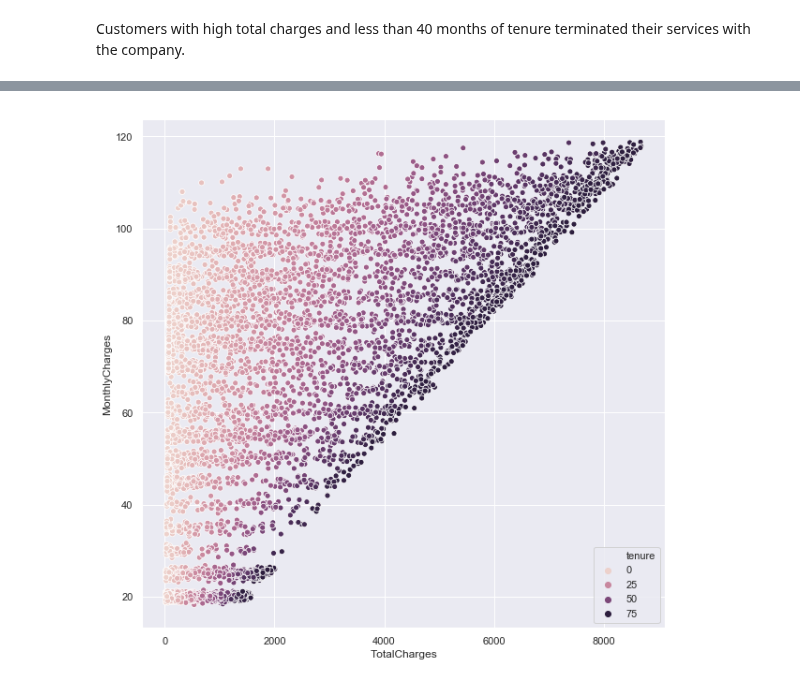
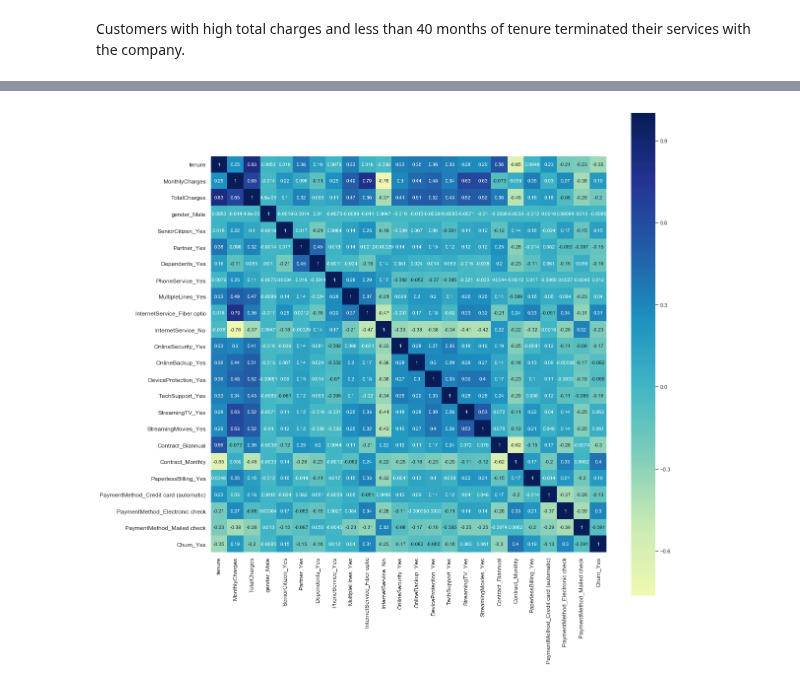
Before and after one commit to ayn28/Project-Portfolio, a Jupyter notebook: current-capstone-project/customer-churn/customer_churn.ipynb, the cells around one changed output, grey strips where cells are left out. Drawn from its saved outputs; the diff is of its cells as text; code cells hidden in the pictures.

```diff
--- a/current-capstone-project/customer-churn/customer_churn.ipynb
+++ b/current-capstone-project/customer-churn/customer_churn.ipynb
@@ -717,8 +698,3 @@ sns.scatterplot(x='TotalCharges', y='MonthlyCharges', hue='tenure', palette='Set
-# %%
-plt.figure(figsize=(10,10))
-sns.scatterplot(x='TotalCharges', y='MonthlyCharges', hue='tenure', data=df);
-# %% [output]
-[figure, removed]
 # %%
 # Features organized by customer information
 
@@ -766,7 +744,17 @@ num_cols = [
 # %%
-# plt.figure(figsize=(12,12), dpi=80)
-# sns.heatmap(df_cat_encoded.corr(), xticklabels=df_cat_encoded.corr().columns, yticklabels=df_cat_encoded.corr().columns, center=0, annot=True);
+df_cat_encoded = pd.get_dummies(df, drop_first=True)
 
-# plt.xticks(fontsize=12)
-# plt.yticks(fontsize=12)
-# plt.show()
+plt.figure(figsize=(18, 18))
+sns.heatmap(df_cat_encoded.corr(),
+            xticklabels=df_cat_encoded.corr().columns,
+            yticklabels=df_cat_encoded.corr().columns,
+            center=0,
+            cmap="YlGnBu",
+            square=True,
+            annot=True);
+
+plt.xticks(fontsize=12)
+plt.yticks(fontsize=12)
+plt.show()
+# %% [output]
+[figure, added]
```
Also changed, not shown: parts of 18 cells of this notebook.
